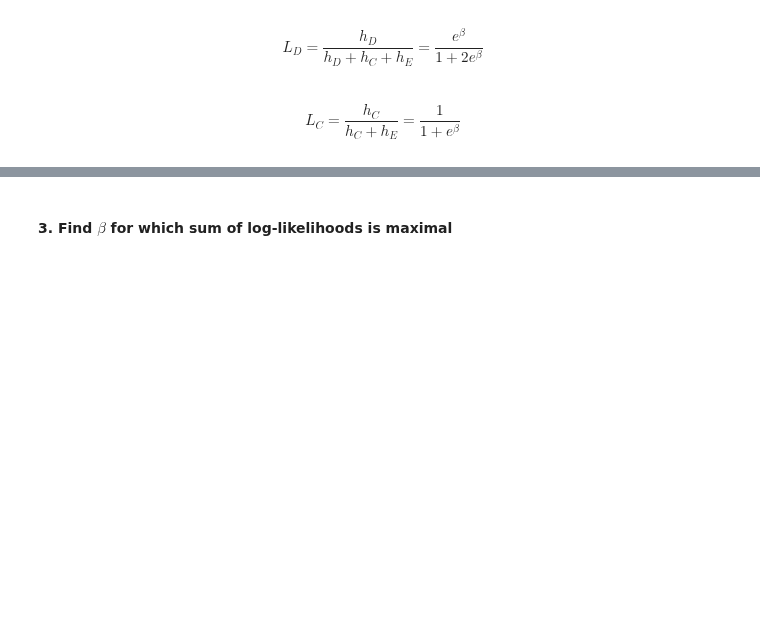
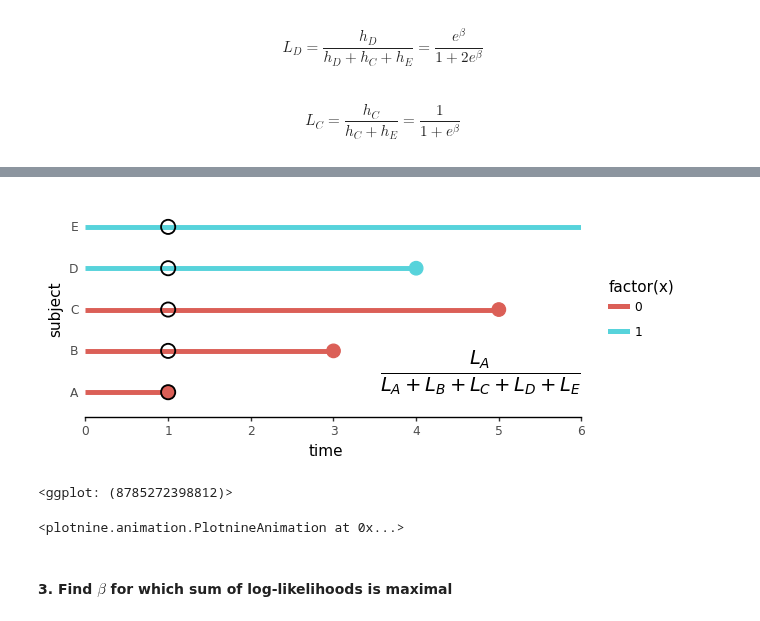
Before and after one commit to igor-sb/blog, a Jupyter notebook: posts/cox_regression.ipynb, the cells around one changed output, grey strips where cells are left out. Cells and saved outputs as stored; diff of their text form; code cells hidden in the pictures; blank space fills up the shorter version.

Commit message:
update fitting with animation

```diff
--- a/posts/cox_regression.ipynb
+++ b/posts/cox_regression.ipynb
@@ -151,3 +190,66 @@ $$
+# %%
+def plot_subject_event_times_and_mark_at_risk(df, subject, color_map='factor(x)'):
+    time = event_time_and_x_from_subject(df, subject)[0]
+    at_risk_annotation_df = subjects_at_risk_at_event_time(df, time)
+    likelihood_label_df = pd.DataFrame({
+        'x': np.max(df['time']),
+        'y': [len(df['subject']) + 1],
+        'likelihood': [create_latex_expression_likelihood(df, subject, time)]
+    })
+    return (
+        p9.ggplot(
+            df, p9.aes(x='time', y='subject', color=color_map)
+        )
+        + p9.geom_segment(
+            p9.aes(x=0, xend='time', yend='subject'), size=2
+        )
+        + p9.geom_point(
+            data=df[df['event'] == 1], shape='o', size=5, show_legend=False
+        )
+        + p9.geom_point(
+            data=at_risk_annotation_df, shape='o', color='black', fill='#ffffff00', size=5, stroke=0.75
+        )
+        + p9.geom_text(
+            p9.aes('x', 1.5, label='likelihood'),
+            likelihood_label_df,
+            ha='right',
+            inherit_aes=False,
+            parse=True,
+            size=20,
+        )
+        + p9.scale_x_continuous(
+            expand=[0, 0], breaks=range(7)
+        )
+        + p9.coord_fixed(0.5)
+        + p9.theme_classic()
+        + p9.theme(
+            axis_line_y=p9.element_blank(),
+            axis_ticks_major_y=p9.element_blank(),
+            legend_position='right',
+        )
+    )
+
+
+from plotnine.animation import PlotnineAnimation
+from matplotlib import rc
+rc('animation', html='html5')
+
+def animate_subject_event_times_and_mark_at_risk(df):
+    subjects = df.sort_values('time').query('event == 1')['subject']
+    plots = (plot_subject_event_times_and_mark_at_risk(df, subject) for subject in subjects)
+    ani = PlotnineAnimation(plots, interval=2000, repeat_delay=2000)
+    return ani
+
+# animate_subject_event_times_and_mark_at_risk(sample_df)
+
+plot_subject_event_times_and_mark_at_risk(sample_df, 'A')
+# %% [output]
+[figure, added]
+<ggplot: (8785272398812)>
+# %%
+animate_subject_event_times_and_mark_at_risk(sample_df)
+# %% [output]
+<plotnine.animation.PlotnineAnimation at 0x...>
 # %% [markdown]
 #### 3. Find $\beta$ for which sum of log-likelihoods is maximal
 # %% [markdown]
```
Also changed, not shown: parts of 10 cells of this notebook.
